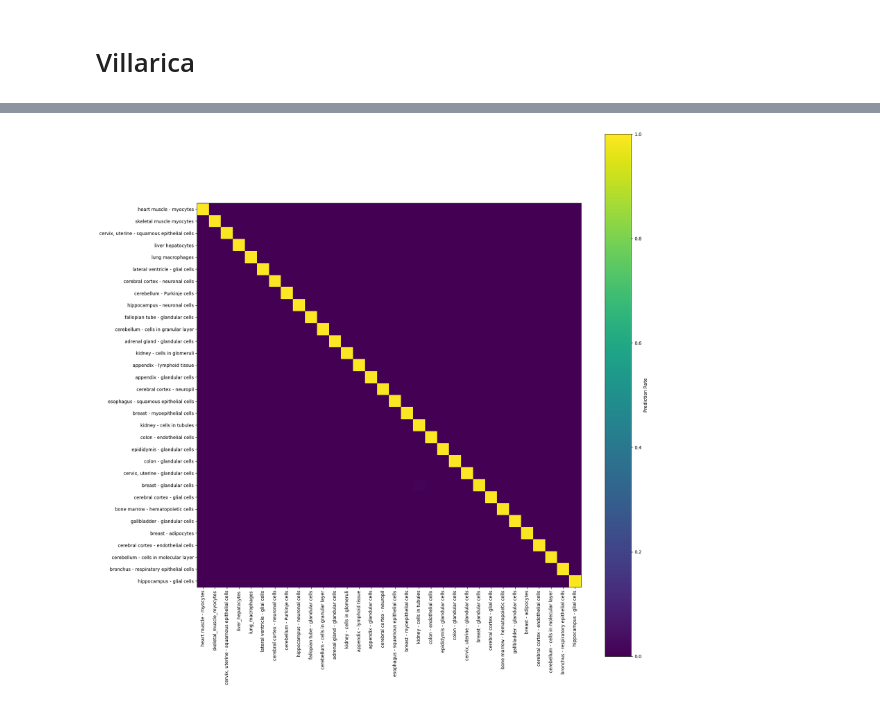
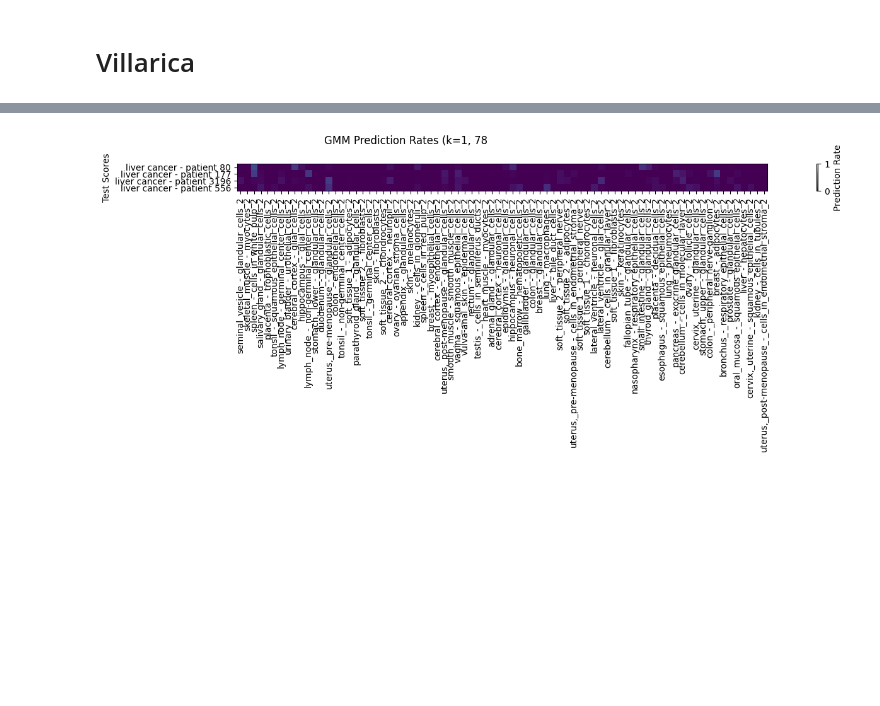
Before and after one commit to cjmerzbacher/met2vec, a Jupyter notebook: plot/_gmm_classifier.ipynb, the cells around one changed output, grey strips where cells are left out. Drawn from its saved outputs; the diff is of its cells as text; code cells hidden in the pictures; blank space fills up the shorter version.

```diff
--- a/plot/_gmm_classifier.ipynb
+++ b/plot/_gmm_classifier.ipynb
@@ -24,6 +37,6 @@ plt.yticks(list(range(len(data))), data['test_label'])
 # %%
 
 
-df_hc_agren = pd.read_csv('..\\data\\plot_data\\villarica\\gmm\\gmm_emb64_inner_hc_hc.csv')
+df_hc_agren = pd.read_csv('..\\data\\plot_data\\villarica\\agren_hc\\gmm_emb64_inner_agren_liverp.csv')
 df_hc_agren
 # %% [output]
@@ -48,21 +49,24 @@ df_hc_agren
 # %%
 df_hc_agren_unl = df_hc_agren.drop(columns='test_label')
 # %%
-fig, ax = plt.subplots(1,1, figsize=(18,18))
+fig, ax = plt.subplots(1,1, figsize=(18,4))
 
 im = ax.imshow(df_hc_agren_unl, vmin=0, vmax=1)
 plt.colorbar(im, label='Prediction Rate')
 
 xlocs = range(df_hc_agren_unl.values.shape[1])
 ylocs = range(len(df_hc_agren))
 
 yticks = map(lambda s: s.replace('_', ' ').replace('2', ''), df_hc_agren['test_label'])
 
 ax.set_xticks(xlocs, df_hc_agren_unl.columns, rotation=90)
 ax.set_yticks(ylocs, yticks)
+ax.set_ylabel("Test Scores")
+ax.set_xlabel("")
 
+fig.suptitle("GMM Prediction Rates (k=1, 78")
 fig.tight_layout()
 
 plt.show()
 # %% [output]
-[figure, old version]
+[figure, new version]
```
Also changed, not shown: parts of 3 cells of this notebook, 3 other files.
